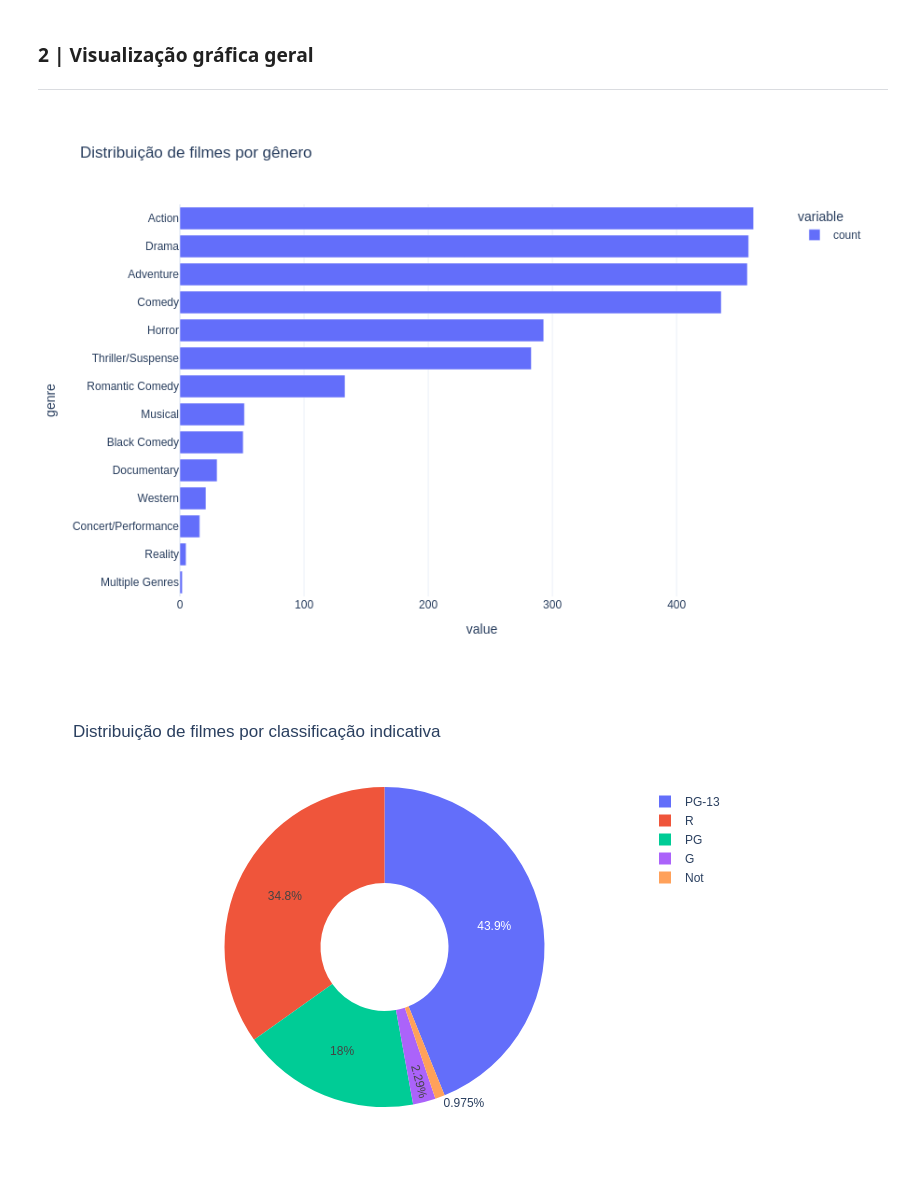
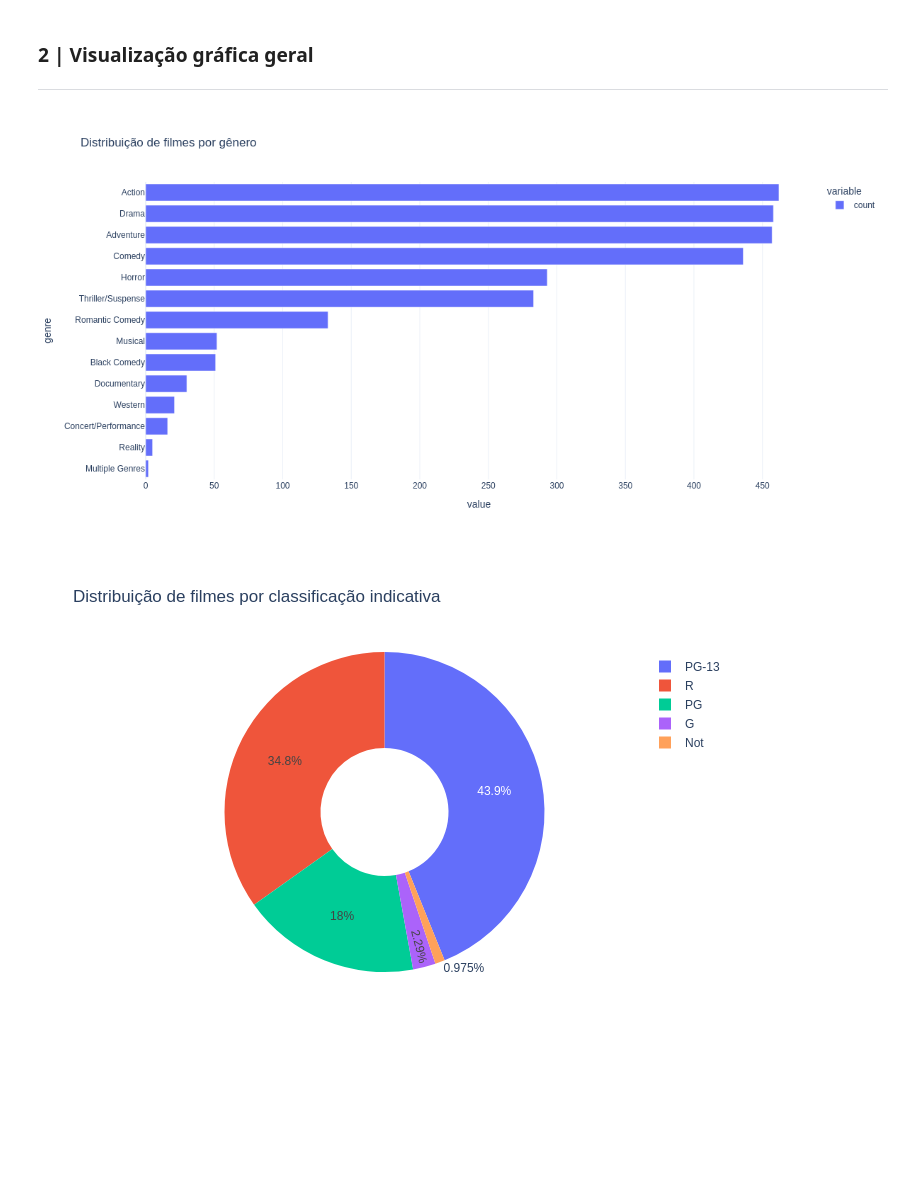
Before and after one commit to samuelsilvg/CD-boxOfficeAnalysis, a Jupyter notebook: notebooks/analise_dataset.ipynb, the cells around one changed output. Cells and saved outputs as stored; diff of their text form; code cells hidden in the pictures; blank space fills up the shorter version.

```diff
--- a/notebooks/analise_dataset.ipynb
+++ b/notebooks/analise_dataset.ipynb
@@ -80,22 +80,22 @@ ___
 # %%
 df_generos = df['genre'].value_counts()
 
 fig = px.bar(
     df_generos,
     title='Distribuição de filmes por gênero',
     orientation='h'
 )
 
 fig.update_layout(
     yaxis={'categoryorder': 'total ascending'},
-    width=1000,
+    width=1200,
     height=600,
     template='plotly_white'
 )
 
 fig.show()
 # %% [output]
-[figure, old version]
+[figure, new version]
 # %%
 df_ratings = df['rating'].value_counts().reset_index()
 df_ratings.columns = ['rating', 'quantidade']
```
Also changed, not shown: 3 other files.
